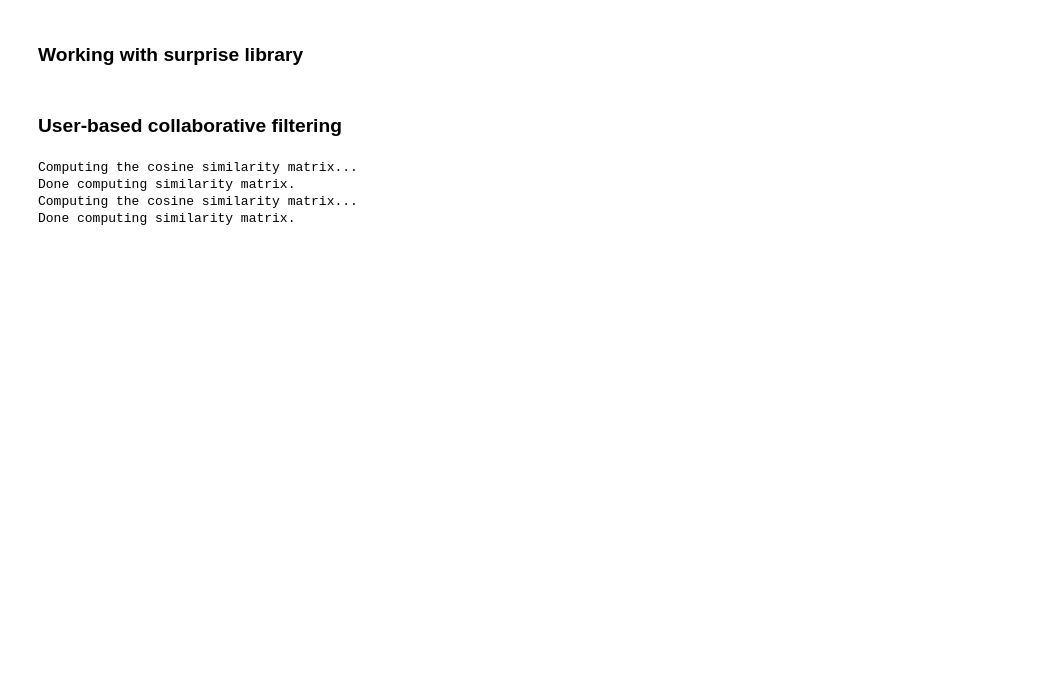
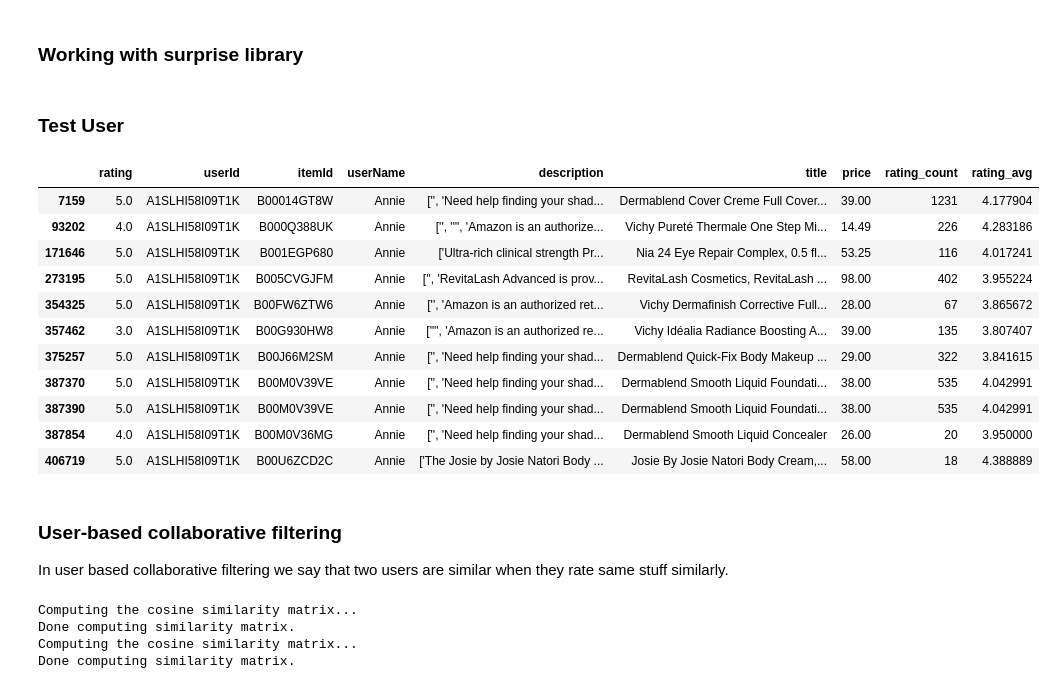
Before and after one commit to Titli-Banerjee/Comviva-Summer-Internship, a Jupyter notebook: Collaborative Filtering Recommender System.ipynb, the cells around one changed output. Drawn from its saved outputs; the diff is of its cells as text; code cells hidden in the pictures; blank space fills up the shorter version.

```diff
--- a/Collaborative Filtering Recommender System.ipynb
+++ b/Collaborative Filtering Recommender System.ipynb
@@ -123,14 +143,34 @@ data = Dataset.load_from_df(df_main[['userId', 'itemId', 'rating']], reader)
 # It will build a trainset object
 
 trainset = data.build_full_trainset()
+# %% [markdown]
+### Test User
 # %%
 # Let us take a test userId
-test_userId = 'A1SLHI58I09T1K'
+test_userId = 'A1SLHI58I09T1K' #Annie
 
 # Convert the raw userId to surprise inner id
 testUserInnerID = trainset.to_inner_uid(test_userId)
+
+# Items rated by the test user
+df[df.userId == test_userId]
+# %% [output]
+|  | rating | userId | itemId | userName | description | title | price | rating_count | rating_avg |
+| 7159 | 5.0 | A1SLHI58I09T1K | B00014GT8W | Annie | ['', 'Need help finding your shad... | Dermablend Cover Creme Full Cover... | 39.00 | 1231 | 4.177904 |
+| 93202 | 4.0 | A1SLHI58I09T1K | B000Q388UK | Annie | ['', '"', 'Amazon is an authorize... | Vichy Pureté Thermale One Step Mi... | 14.49 | 226 | 4.283186 |
+| 171646 | 5.0 | A1SLHI58I09T1K | B001EGP680 | Annie | ['Ultra-rich clinical strength Pr... | Nia 24 Eye Repair Complex, 0.5 fl... | 53.25 | 116 | 4.017241 |
+| 273195 | 5.0 | A1SLHI58I09T1K | B005CVGJFM | Annie | ['', 'RevitaLash Advanced is prov... | RevitaLash Cosmetics, RevitaLash ... | 98.00 | 402 | 3.955224 |
+| 354325 | 5.0 | A1SLHI58I09T1K | B00FW6ZTW6 | Annie | ['', 'Amazon is an authorized ret... | Vichy Dermafinish Corrective Full... | 28.00 | 67 | 3.865672 |
+| 357462 | 3.0 | A1SLHI58I09T1K | B00G930HW8 | Annie | ['"', 'Amazon is an authorized re... | Vichy Idéalia Radiance Boosting A... | 39.00 | 135 | 3.807407 |
+| 375257 | 5.0 | A1SLHI58I09T1K | B00J66M2SM | Annie | ['', 'Need help finding your shad... | Dermablend Quick-Fix Body Makeup ... | 29.00 | 322 | 3.841615 |
+| 387370 | 5.0 | A1SLHI58I09T1K | B00M0V39VE | Annie | ['', 'Need help finding your shad... | Dermablend Smooth Liquid Foundati... | 38.00 | 535 | 4.042991 |
+| 387390 | 5.0 | A1SLHI58I09T1K | B00M0V39VE | Annie | ['', 'Need help finding your shad... | Dermablend Smooth Liquid Foundati... | 38.00 | 535 | 4.042991 |
+| 387854 | 4.0 | A1SLHI58I09T1K | B00M0V36MG | Annie | ['', 'Need help finding your shad... | Dermablend Smooth Liquid Concealer | 26.00 | 20 | 3.950000 |
+| 406719 | 5.0 | A1SLHI58I09T1K | B00U6ZCD2C | Annie | ['The Josie by Josie Natori Body ... | Josie By Josie Natori Body Cream,... | 58.00 | 18 | 4.388889 |
-# %% [markdown]
-### User-based collaborative filtering
+# %% [markdown]
+### User-based collaborative filtering
+
+In user based collaborative filtering we say that two users are similar when they rate same stuff similarly.
 # %%
 # Build a user based similarity matrix by computing similarities between users
 # We use the cosine distance metric to calculate similarities
```
Also changed, not shown: parts of 19 cells of this notebook, 3 other files.
